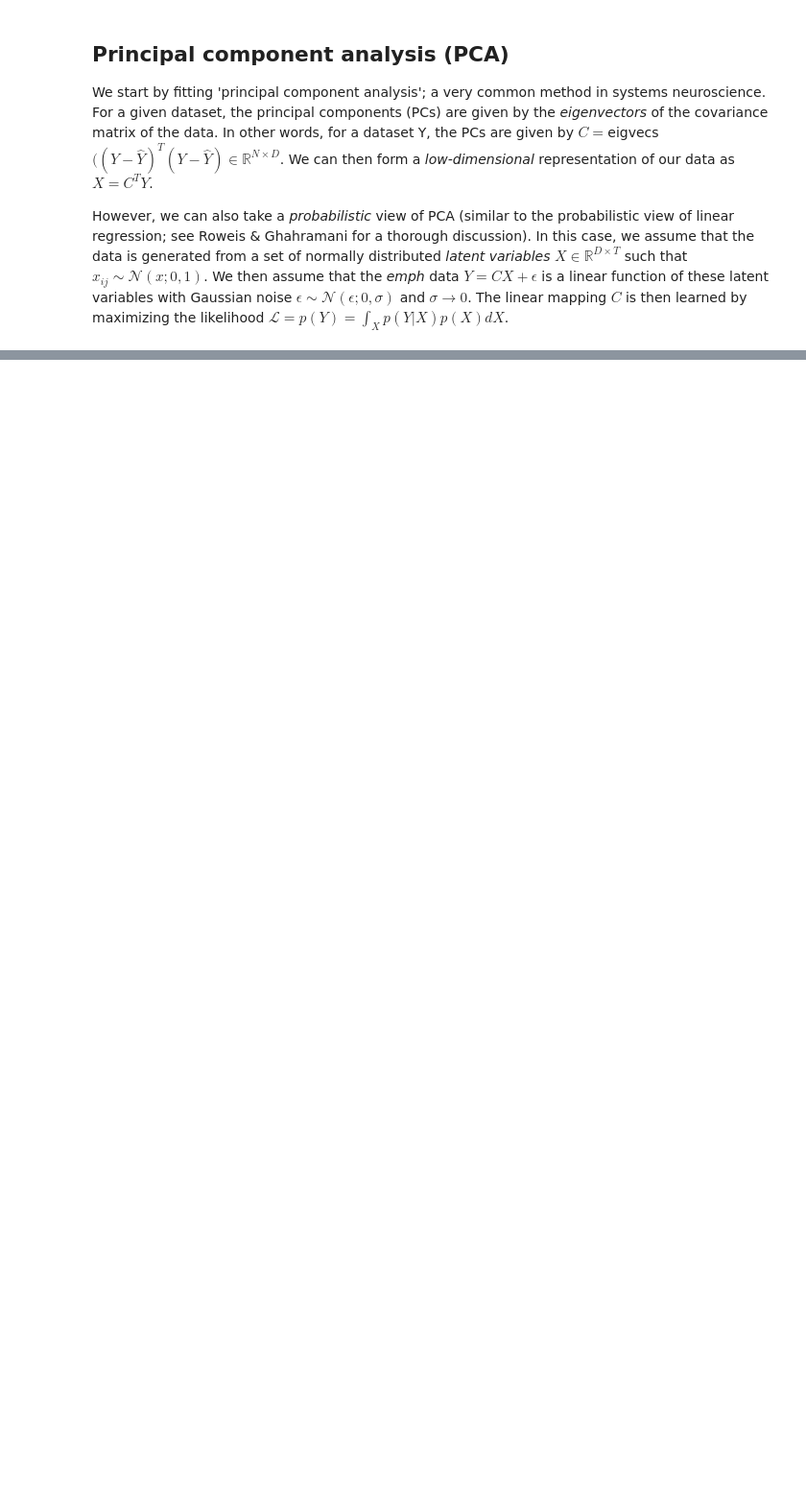
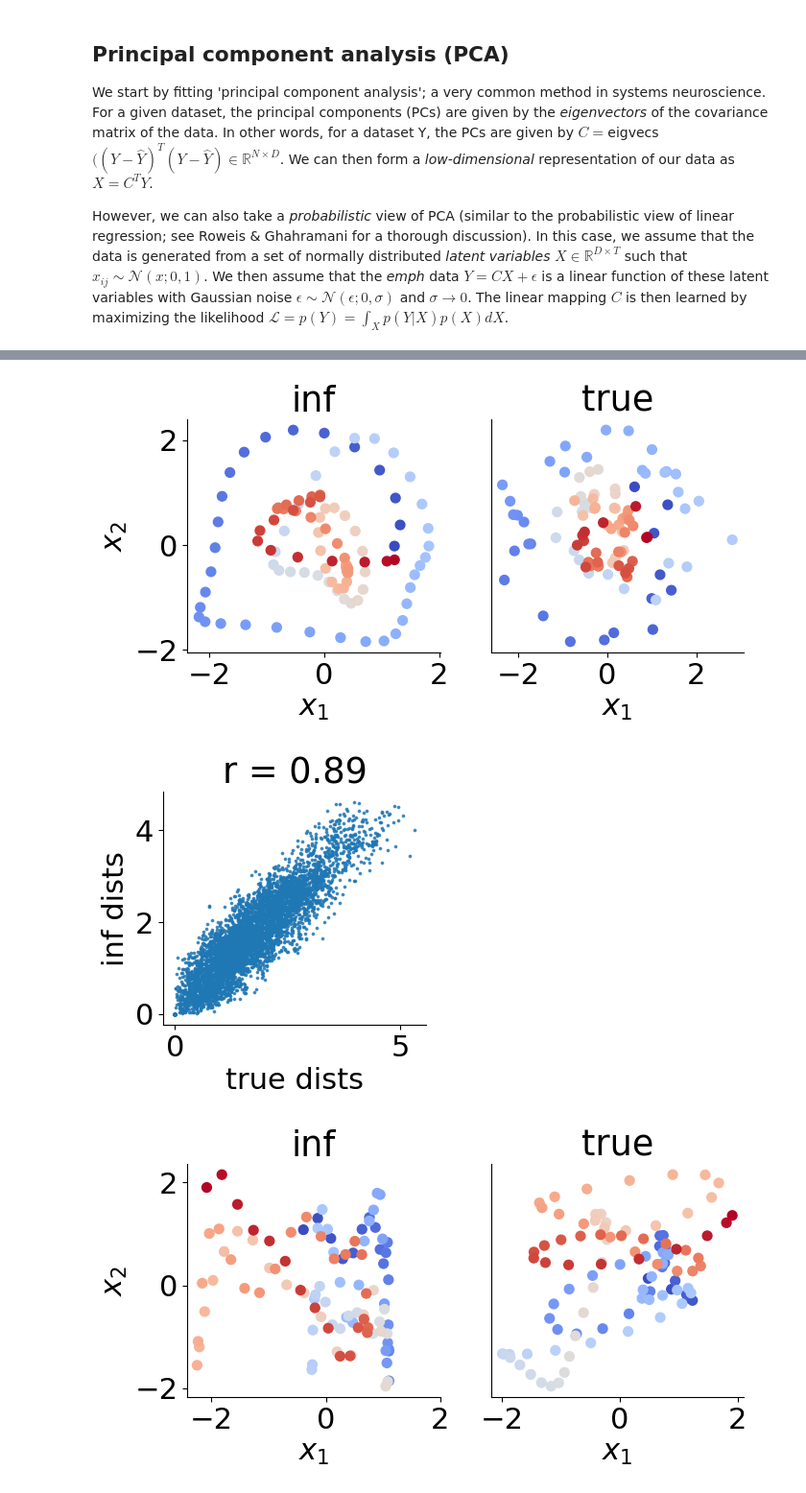
Before and after one commit to davindicode/cosyne-2023-generative-models, a Jupyter notebook: lvms.ipynb, the cells around one changed output, grey strips where cells are left out. Shown at 96% size. Saved outputs shown, nothing was run; the diff lists cells and outputs as text; code cells hidden in the pictures; blank space fills up the shorter version.

```diff
--- a/lvms.ipynb
+++ b/lvms.ipynb
@@ -191,0 +294,5 @@ ValueError: structure of the spiketrains is not correct: 0-axis should be trials
+# %%
+### We now fit GPFA using the mgplvm python package
+
+Xgpfa1, mod_gpfa1 = fit_gpfa_data(Y1, D)
+Xgpfa2, mod_gpfa2 = fit_gpfa_data(Y2, D)
@@ -191,0 +312,10 @@ ValueError: structure of the spiketrains is not correct: 0-axis should be trials
+# %%
+comp_lats([Xgpfa1, X1], cs = [np.arange(T) for _ in range(2)], cmap = 'coolwarm', titles = ['inf', 'true'])
+eval_lats(Xgpfa1, X1)
+
+comp_lats([Xgpfa2, X2], cs = [np.arange(T) for _ in range(2)], cmap = 'coolwarm', titles = ['inf', 'true'])
+eval_lats(Xgpfa2, X2)
+# %% [output]
+[figure, added]
+[figure, added]
+[figure, added]
```
Also changed, not shown: parts of 18 cells of this notebook.
